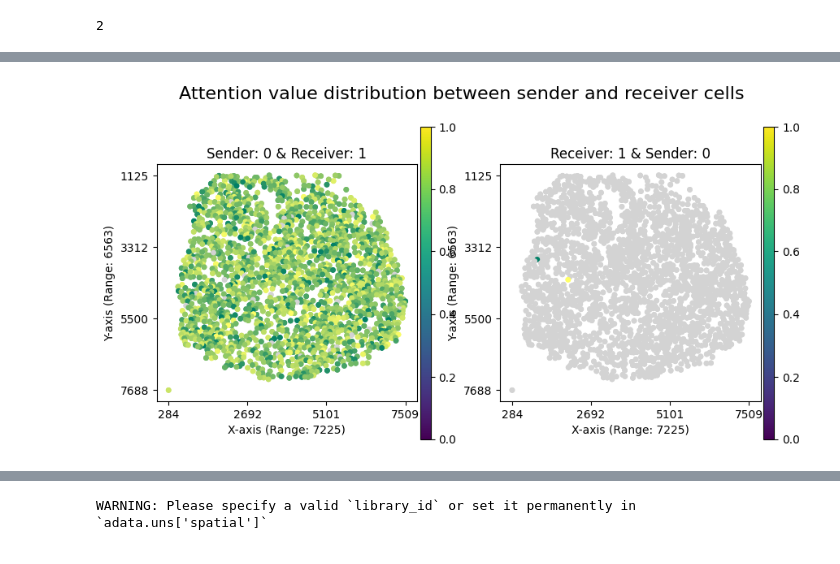
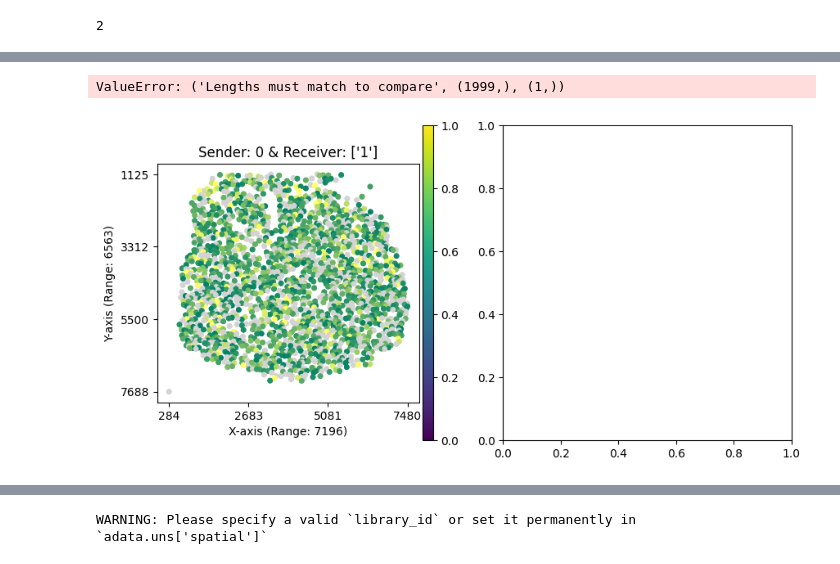
Before and after one commit to theislab/interscale, a Jupyter notebook: docs/notebooks/evaluation/Legnini23.ipynb, the cells around one changed output, grey strips where cells are left out. Cells and saved outputs as stored; diff of their text form; code cells hidden in the pictures.

```diff
--- a/docs/notebooks/evaluation/Legnini23.ipynb
+++ b/docs/notebooks/evaluation/Legnini23.ipynb
@@ -144,7 +144,7 @@ I:  tensor([[1., 0., 0.,  ..., 0., 0., 0.],
          1.0000e+00]], grad_fn=<AddBackward0>)
 # %%
 sender = '0'
-receiver = '1'
+receiver = ['1']
 class_name = 'shh_cluster'
 
 attn_matrix_dict = attention_matrix_dict_shh
@@ -168,4 +167,5 @@ WARNING: Please specify a valid `library_id` or set it permanently in `adata.uns
+ValueError: ('Lengths must match to compare', (1999,), (1,))
-[figure, old version]
+[figure, new version]
 # %%
 attn_matrix_dict = attention_matrix_dict_ctrl
 sub_adata = sub_adata_ctrl
```
Also changed, not shown: parts of 4 cells of this notebook, 3 other files.
